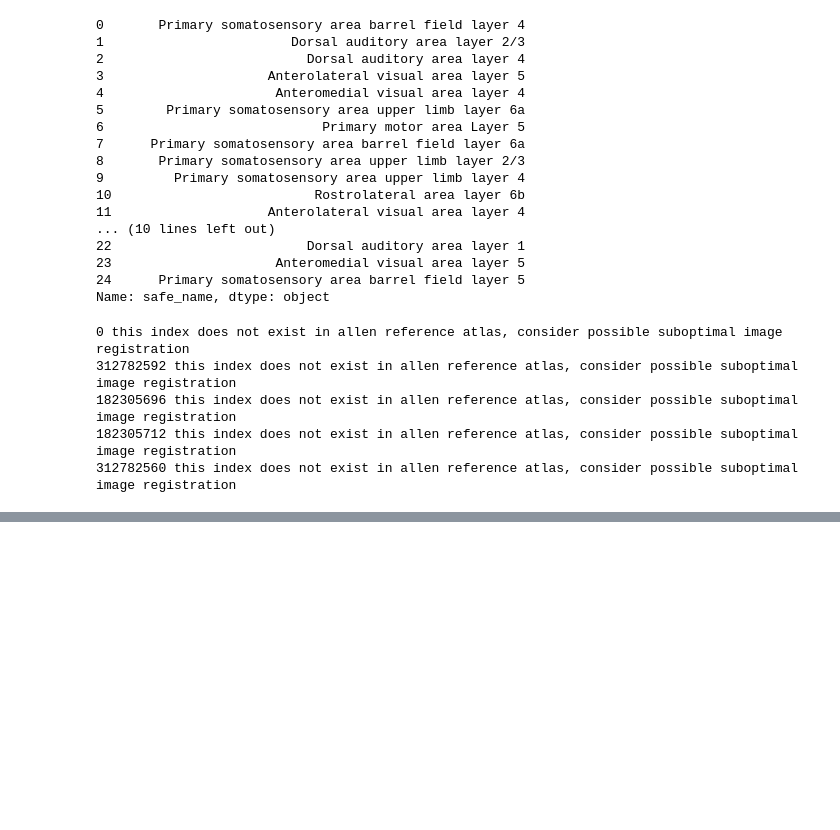
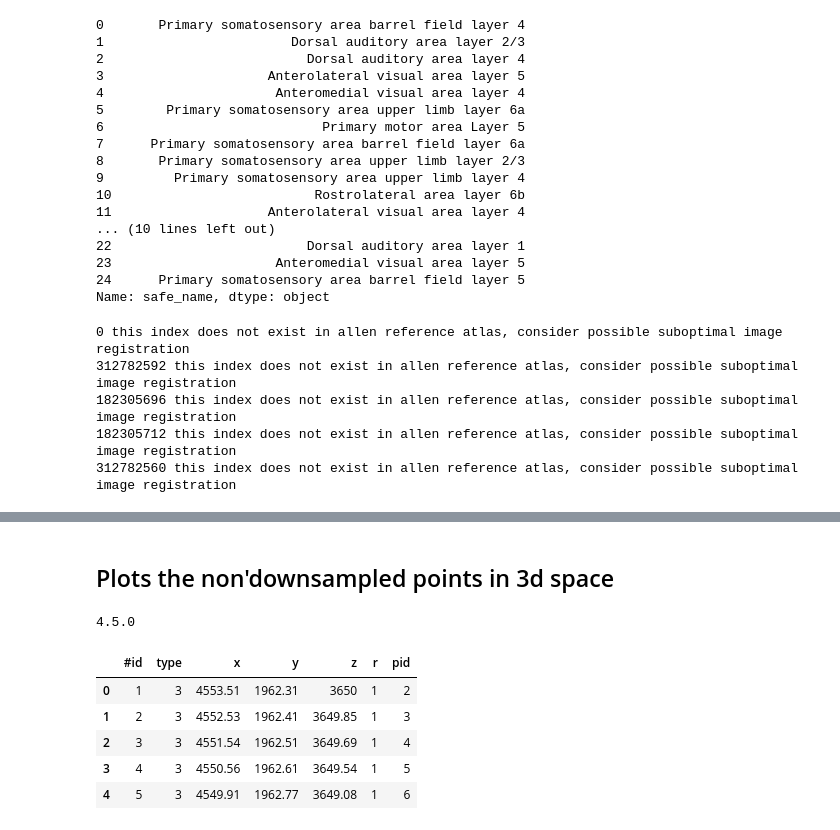
Before and after one commit to YANQI-LIU/Image_Registration, a Jupyter notebook: GetLocationsOfAnnotation.ipynb, the cells around one changed output, grey strips where cells are left out. Cells and saved outputs as stored; diff of their text form; code cells hidden in the pictures; blank space fills up the shorter version.

```diff
--- a/GetLocationsOfAnnotation.ipynb
+++ b/GetLocationsOfAnnotation.ipynb
@@ -227,3 +244,37 @@ coronal_planetmp= np.swapaxes(np.int16(svolume),0,2)
 #here we shift the 3rd dimension with the first dimension to obtain xy view
 
 io.imsave(outdir+'/DS_points.tif',coronal_planetmp)
+# %% [markdown]
+## Plots the non'downsampled points in 3d space
+# %%
+import plotly
+import plotly.graph_objects as go
+from plotly import __version__
+print(__version__)
+
+
+from plotly.offline import download_plotlyjs, init_notebook_mode, plot, iplot
+init_notebook_mode(connected=True)
+# %% [output]
+4.5.0
+# %%
+ori_points_name=fdialog.askopenfile( title='Select the converted&resampled origional points').name
+
+#Load the origional points
+anno=open(ori_points_name,'r')
+anno_data=anno.readlines()
+# heading is stored in anno_data[2], 1st line basically useless
+
+headings=anno_data[2].rstrip('\n').replace(' ', '').split(',')
+annotations=[lines.rstrip(' 0\n').split(' ') for lines in anno_data[3:]]
+#slight modification on replacing and stripping due to the format of the resampled swc
+annotation_df=pd.DataFrame(annotations, columns=headings)
+
+annotation_df.head()
+# %% [output]
+|  | #id | type | x | y | z | r | pid |
+| 0 | 1 | 3 | 4553.51 | 1962.31 | 3650 | 1 | 2 |
+| 1 | 2 | 3 | 4552.53 | 1962.41 | 3649.85 | 1 | 3 |
+| 2 | 3 | 3 | 4551.54 | 1962.51 | 3649.69 | 1 | 4 |
+| 3 | 4 | 3 | 4550.56 | 1962.61 | 3649.54 | 1 | 5 |
+| 4 | 5 | 3 | 4549.91 | 1962.77 | 3649.08 | 1 | 6 |
```
Also changed, not shown: parts of 15 cells of this notebook, 4 other files.
